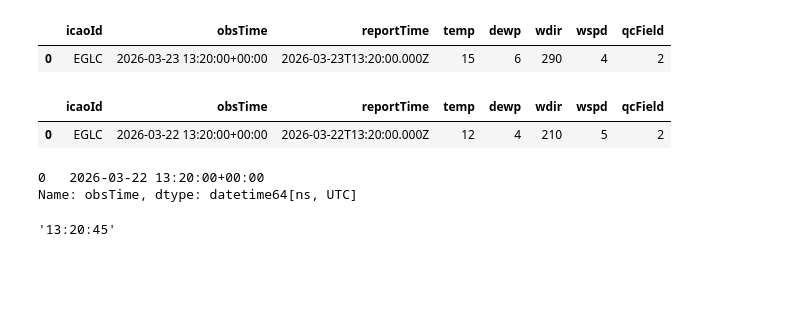
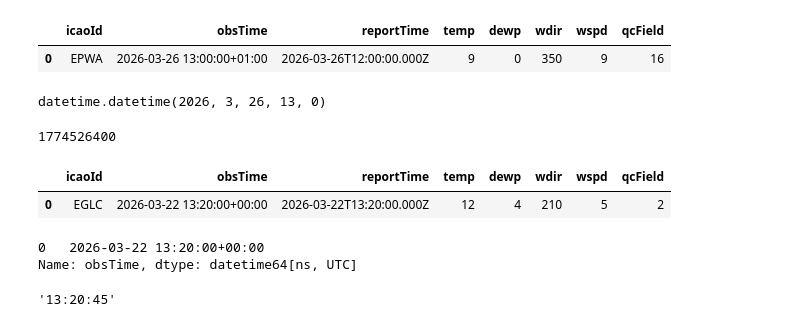
Before and after one commit to emanuel-gf/global-temp-anomaly---daily-max-nasa-esa-era5, a Jupyter notebook: daily_max_temp/live_stream/live_stream.ipynb, the cells around one changed output. Cells and saved outputs as stored; diff of their text form; code cells hidden in the pictures; blank space fills up the shorter version.

```diff
--- a/daily_max_temp/live_stream/live_stream.ipynb
+++ b/daily_max_temp/live_stream/live_stream.ipynb
@@ -31,3 +67,16 @@ print(data)
+# %%
+import zoneinfo
+
+warsaw_tz = zoneinfo.ZoneInfo("Europe/Warsaw")
+
+df['obsTime'] = df['obsTime'].apply(
+    lambda x: datetime.fromtimestamp(int(x), tz=warsaw_tz)
+)
+# %%
+df
+# %% [output]
+|  | icaoId | obsTime | reportTime | temp | dewp | wdir | wspd | qcField |
+| 0 | EPWA | 2026-03-26 13:00:00+01:00 | 2026-03-26T12:00:00.000Z | 9 | 0 | 350 | 9 | 16 |
 # %%
 df = pd.DataFrame().from_dict(data)
 
@@ -37,11 +86,14 @@ df['obsTime'] = df['obsTime'].apply(lambda x: datetime.fromtimestamp(int(x),
 
 ## filter only the selected rows
 df = df[['icaoId','obsTime','reportTime','temp','dewp','wdir','wspd','qcField']]
+# %%
+datetime.fromtimestamp(data[0].get('obsTime'))
+# %% [output]
+datetime.datetime(2026, 3, 26, 13, 0)
 # %%
-df.head()
+data[0].get('obsTime')
 # %% [output]
-|  | icaoId | obsTime | reportTime | temp | dewp | wdir | wspd | qcField |
-| 0 | EGLC | 2026-03-23 13:20:00+00:00 | 2026-03-23T13:20:00.000Z | 15 | 6 | 290 | 4 | 2 |
+1774526400
 # %%
 df.head()
 # %% [output]
```
Also changed, not shown: parts of 2 cells of this notebook, 6 other files.
